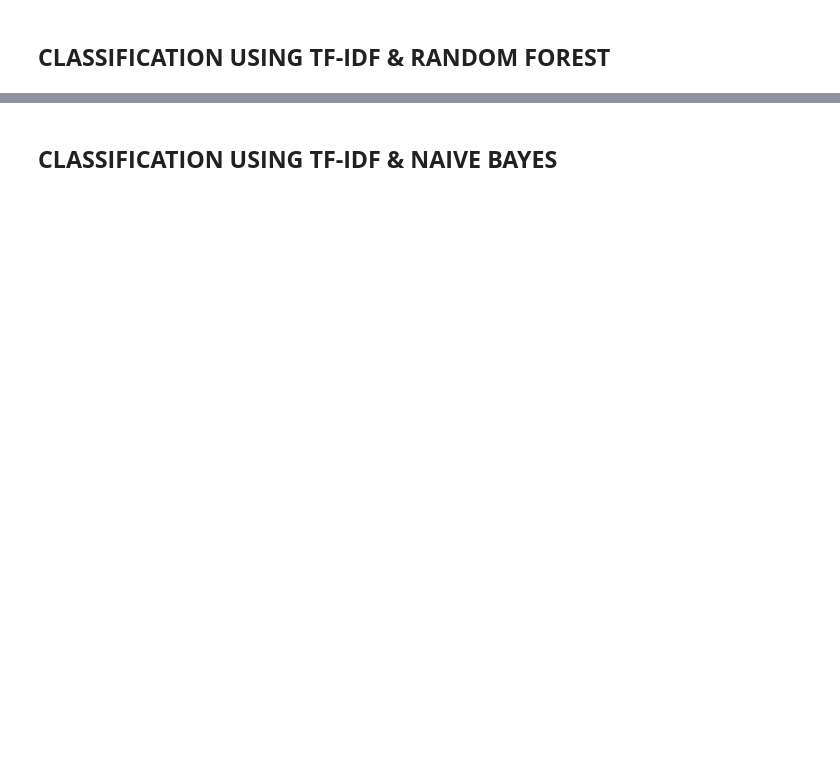
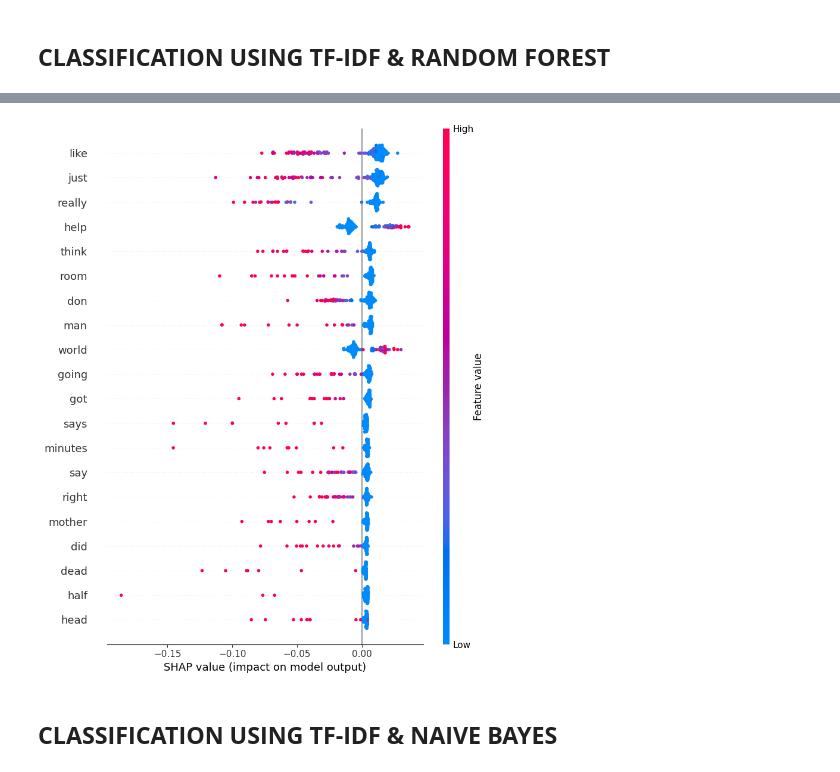
Before and after one commit to jules-chapon/ml-for-nlp, a Jupyter notebook: analysis/notebooks/all_binary.ipynb, the cells around one changed output, grey strips where cells are left out. Drawn from its saved outputs; the diff is of its cells as text; code cells hidden in the pictures; blank space fills up the shorter version.

```diff
--- a/analysis/notebooks/all_binary.ipynb
+++ b/analysis/notebooks/all_binary.ipynb
@@ -271,6 +313,0 @@ lgbm_params = {
-# %%
-### CLASSIFIER
-
-classifier_211 = LGBMClassifier(**lgbm_params)
-
-classifier_211.fit(X_train_211, y_train)
@@ -411,0 +408,19 @@ print(f"Metrics on story: {metrics_story_121}")
+# %%
+### CLASSIFIER
+
+best_rf_tfidf.fit(X_train_tfidf, y_train)
+
+# Evaluation
+metrics_tfidf = evaluate(best_rf_tfidf, X_test_tfidf, y_test)
+metrics_poetry_tfidf = evaluate(best_rf_tfidf, X_test_poetry_tfidf, y_test_poetry)
+metrics_essay_tfidf = evaluate(best_rf_tfidf, X_test_essay_tfidf, y_test_essay)
+metrics_story_tfidf = evaluate(best_rf_tfidf, X_test_story_tfidf, y_test_story)
+
+results = {
+    "test": metrics_tfidf,
+    "poetry": metrics_poetry_tfidf,
+    "essay": metrics_essay_tfidf,
+    "story": metrics_story_tfidf
+}
+df_metrics = pd.DataFrame(results).T
+print(df_metrics.round(3))
@@ -411,0 +433,8 @@ print(f"Metrics on story: {metrics_story_121}")
+# %%
+### INTERPRETABILITY - FEATURE IMPORTANCE
+
+dim_names_tfidf = vectorizer_tfidf.get_feature_names_out()
+feature_importances_tfidf = best_rf_tfidf.feature_importances_
+most_important_features_tfidf = np.argsort(feature_importances_tfidf)[-20:][::-1]
+for i in most_important_features_tfidf:
+    print(f"{dim_names_tfidf[i]}: {feature_importances_tfidf[i]:.5f}")
@@ -412,2 +478,16 @@ print(f"Metrics on story: {metrics_story_121}")
+# %%
+### INTERPRETABILITY - SHAP VALUES
+
+X_test_tfidf_dense = X_test_tfidf.toarray()
+explainer_tfidf = shap.TreeExplainer(best_rf_tfidf)
+shap_values_tfidf = explainer_tfidf(X_test_tfidf_dense)
+
+shap.summary_plot(
+    shap_values_tfidf[:,:,1],
+    features=X_test_tfidf_dense,
+    feature_names=dim_names_tfidf
+)
+# %% [output]
+[figure, added]
 # %% [markdown]
 ## **CLASSIFICATION USING TF-IDF & NAIVE BAYES**
```
Also changed, not shown: parts of 45 cells of this notebook.
